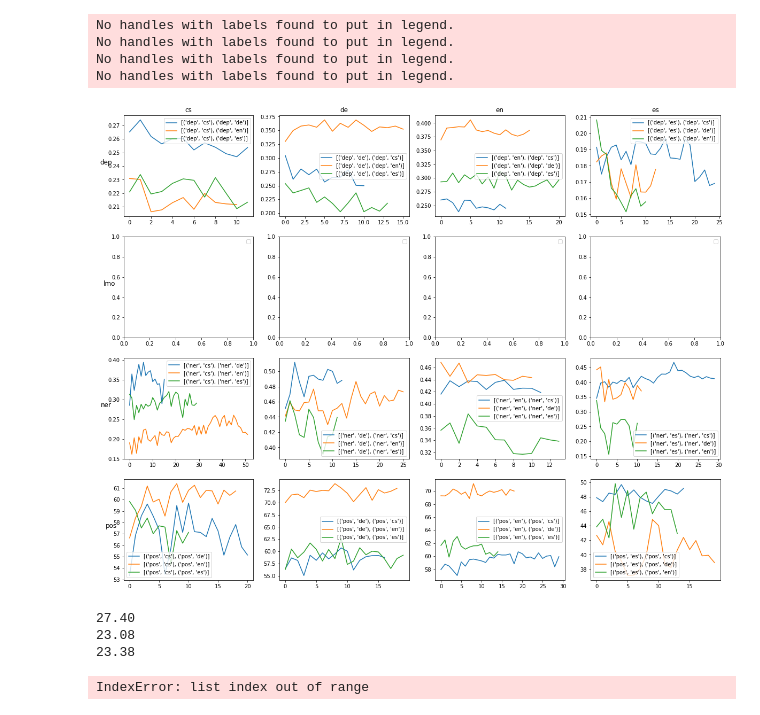
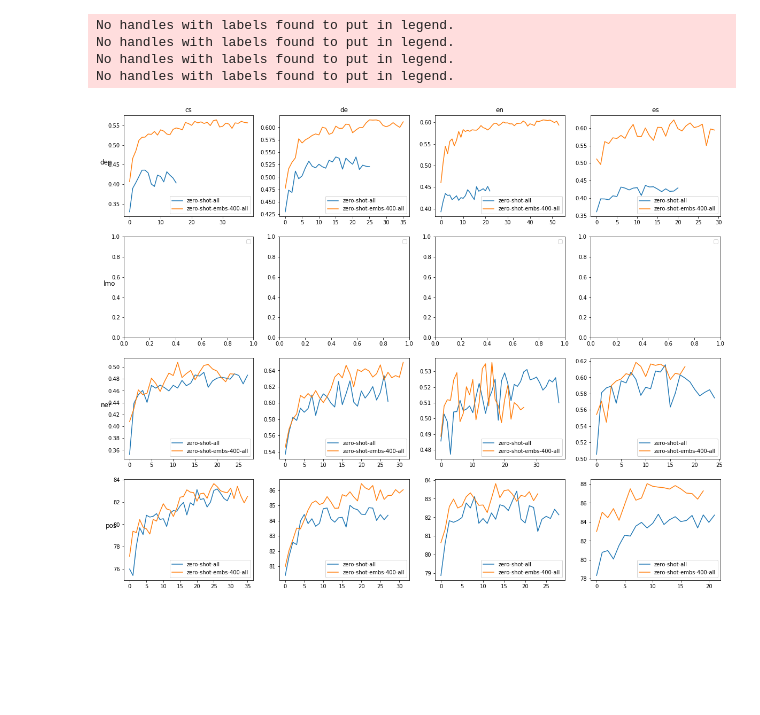
Before and after one commit to matus-pikuliak/crosslingual-parameter-sharing, a Jupyter notebook: results/notebook.ipynb, the cells around one changed output. Saved outputs shown, nothing was run; the diff lists cells and outputs as text; code cells hidden in the pictures; blank space fills up the shorter version.

```diff
--- a/results/notebook.ipynb
+++ b/results/notebook.ipynb
@@ -51,7 +50,7 @@ task_max = {
     'pos': True
 }
 
-def draw_graphs(metric_func, tasks, langs, role, run_codes=None, run_types=None):
+def draw_graphs(metric_func, tasks, langs, role, run_codes=None, run_types=None, focused=False):
     fig, axes = plt.subplots(len(tasks), len(langs), figsize=(5*len(langs), 4*len(tasks)), squeeze=False)
 
     relevant_runs = ['vanilla']
@@ -59,7 +58,7 @@ def draw_graphs(metric_func, tasks, langs, role, run_codes=None, run_types=None)
     for task, lang in itertools.product(tasks, langs):
         for run in runs:
             if (
-                run.contains(task, lang) and
+                (not focused or run.config['focus_on'] == f'{task}-{lang}') and
                 (run_codes is None or run.code in run_codes) and
                 (run_types is None or run.type in run_types)
             ):
@@ -69,8 +68,8 @@ def draw_graphs(metric_func, tasks, langs, role, run_codes=None, run_types=None)
                     task=task,
                     language=lang,
                     role=role)
-                # axes[tasks.index(task), langs.index(lang)].plot(list(history), label=f'{run.code}-{run.type}')
-                axes[tasks.index(task), langs.index(lang)].plot(list(history), label=f'{run.hparams["tasks"]}')
+                axes[tasks.index(task), langs.index(lang)].plot(list(history), label=f'{run.code}-{run.type}')
+                #axes[tasks.index(task), langs.index(lang)].plot(list(history), label=run.type)
 
     for ax, col in zip(axes[0], langs):
         ax.set_title(col)
@@ -84,7 +83,7 @@ def draw_graphs(metric_func, tasks, langs, role, run_codes=None, run_types=None)
 
     plt.show()
 
-def find_runs(run_code=None, run_type=None, contains=None, **hparams):
+def find_runs(run_code=None, run_type=None, contains=None, **config):
 
     if contains is None:
         contains = []
@@ -95,7 +94,7 @@ def find_runs(run_code=None, run_type=None, contains=None, **hparams):
            if  (run_code is None or run_code == run.code) and
                (run_type is None or run_type == run.type) and
                all(run.contains(*task_lang) for task_lang in contains) and
-               all(run.hparams[key] == value for key, value in hparams.items()))
+               all(run.config[key] == value for key, value in config.items()))
 
 
 def print_results(runs, tasks, langs, metric_func=None, metric_max_func=None, print_lambda=None):
@@ -125,20 +124,17 @@ def print_results(runs, tasks, langs, metric_func=None, metric_max_func=None, pr
 
     return output
 # %%
-code = 'zero-shot'
-draw_graphs(lambda t: task_metr[t], tasks, langs, 'test', run_codes=[code])
+codes = ['zero-shot-task-lang', 'zero-shot-task-lang-ortho-50', 'zero-shot-task-lang-ortho-100', 'zero-shot-task-lang-ortho-200']
+draw_graphs(lambda t: task_metr[t], tasks, langs, 'test', run_types=['all'], run_codes=['zero-shot-embs-400', 'zero-shot'], focused=True)
+
 #draw_graphs(lambda t: 'ortho', tasks, langs, 'test', run_codes=[code])
 #print_results(find_runs(run_code=code), [task], [lang], lambda t: task_metr[t], lambda t: task_max[t])
 # %% [output]
 No handles with labels found to put in legend.
 No handles with labels found to put in legend.
 No handles with labels found to put in legend.
 No handles with labels found to put in legend.
-[figure, old version]
+[figure, new version]
-27.40
-23.08
-23.38
-IndexError: list index out of range
 # %%
 code = 'early-no'
 task = 'dep'
```
Also changed, not shown: parts of 3 cells of this notebook, 3 other files.
